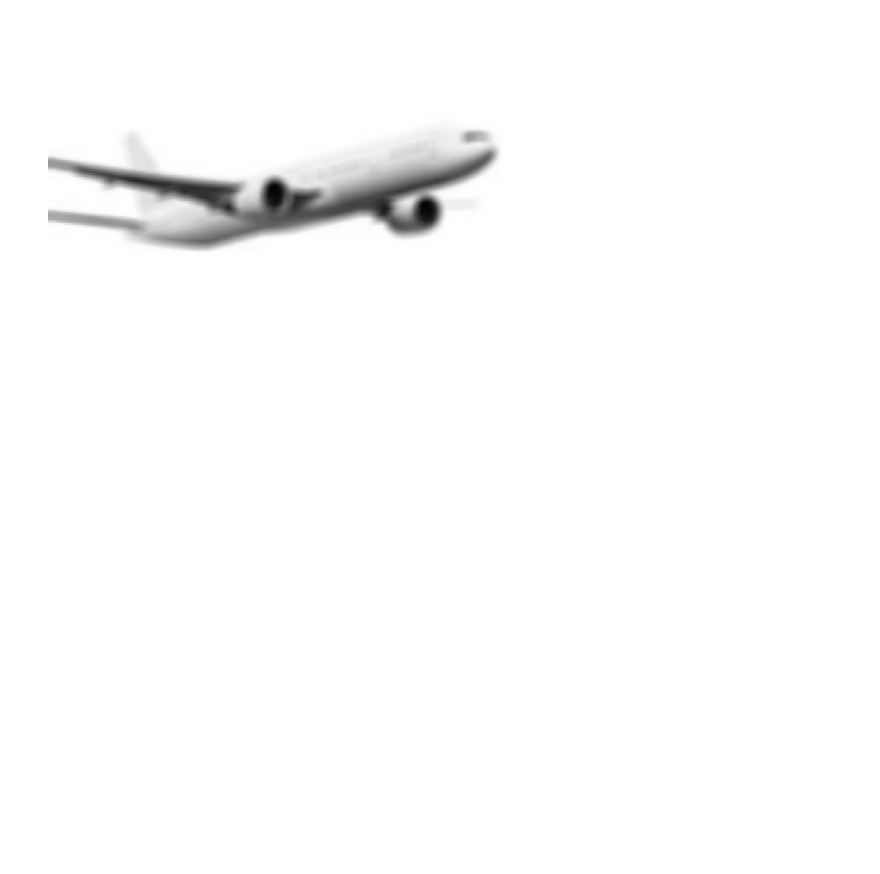
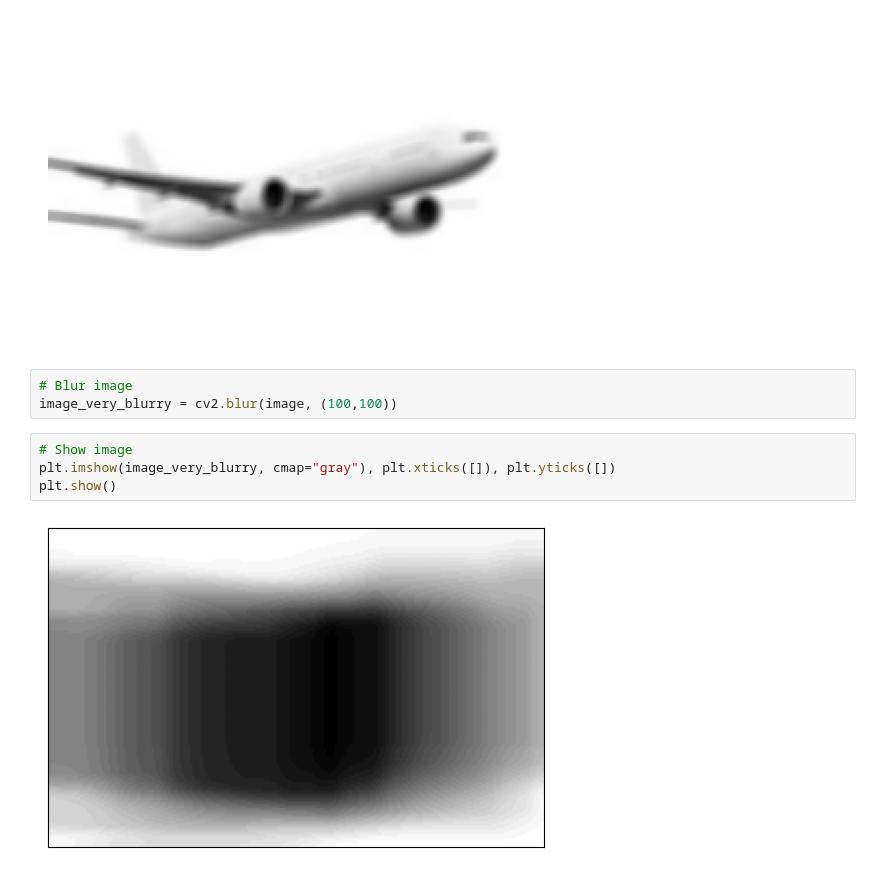
Before and after one commit to dataengineer773/BlurringImages, a Jupyter notebook: BlurringImages.ipynb, the cells around one changed output. Drawn from its saved outputs; the diff is of its cells as text; blank space fills up the shorter version.

```diff
--- a/BlurringImages.ipynb
+++ b/BlurringImages.ipynb
@@ -15,3 +15,12 @@ plt.imshow(image_blurry, cmap="gray"), plt.axis("off")
 plt.show()
 # %% [output]
 [figure]
+# %%
+# Blur image
+image_very_blurry = cv2.blur(image, (100,100))
+# %%
+# Show image
+plt.imshow(image_very_blurry, cmap="gray"), plt.xticks([]), plt.yticks([])
+plt.show()
+# %% [output]
+[figure, added]
```
